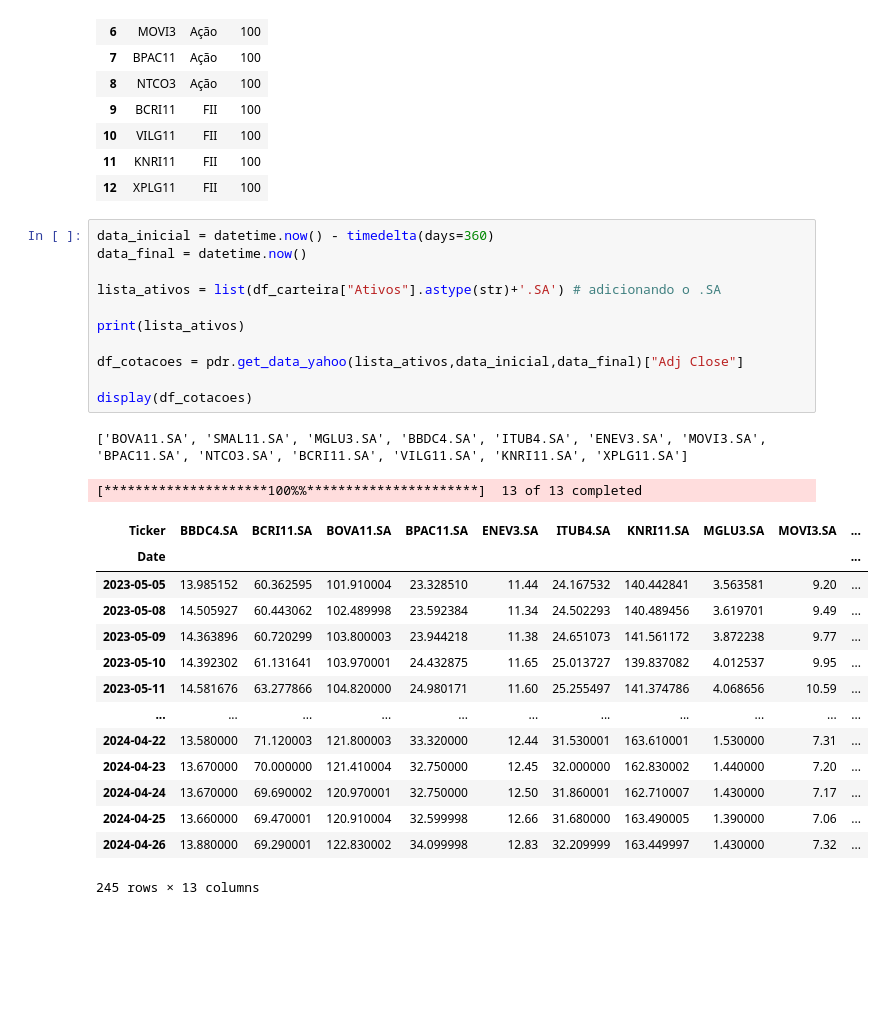
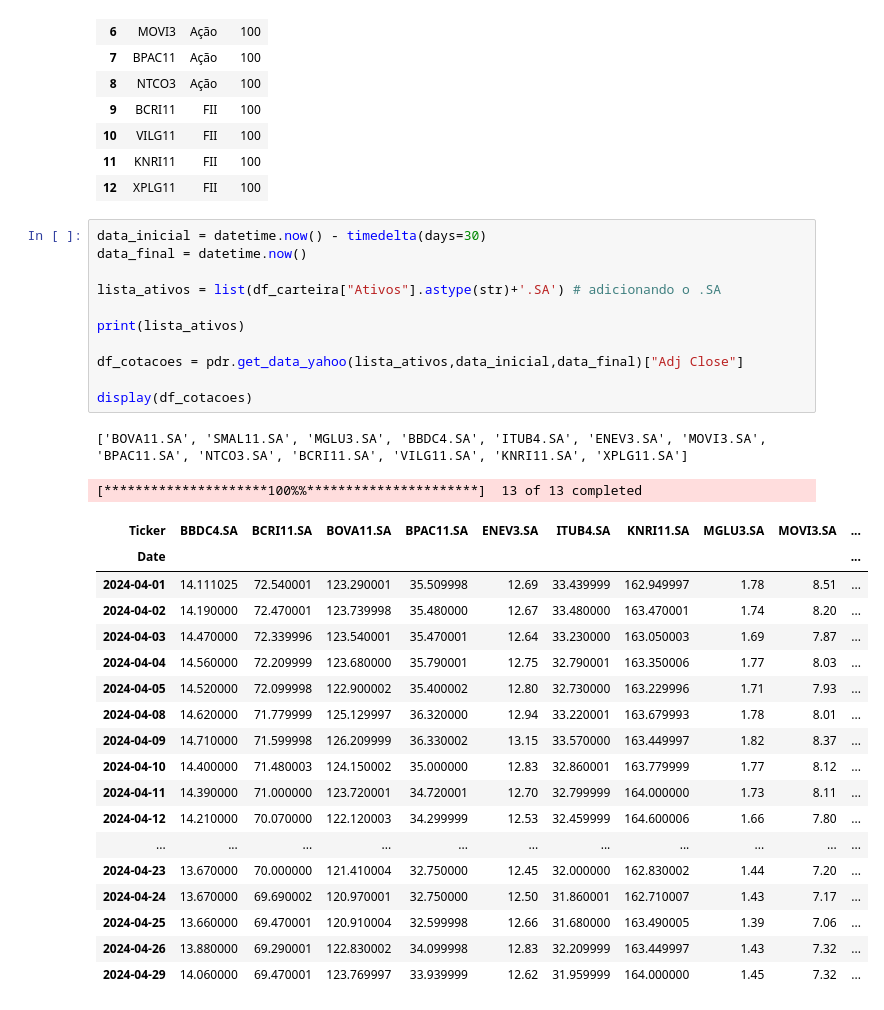
Before and after one commit to kiwsley/hashtag_python, a Jupyter notebook: Integração python para financas/retornoCarteira.ipynb, the cells around one changed output. Drawn from its saved outputs; the diff is of its cells as text; blank space fills up the shorter version.

```diff
--- a/Integração python para financas/retornoCarteira.ipynb
+++ b/Integração python para financas/retornoCarteira.ipynb
@@ -27,33 +27,37 @@ display(df_carteira)
 | 11 | KNRI11 | FII | 100 |
 | 12 | XPLG11 | FII | 100 |
 # %%
-data_inicial = datetime.now() - timedelta(days=360)
+data_inicial = datetime.now() - timedelta(days=30)
 data_final = datetime.now()
 
 lista_ativos = list(df_carteira["Ativos"].astype(str)+'.SA') # adicionando o .SA
 
 print(lista_ativos)
 
 df_cotacoes = pdr.get_data_yahoo(lista_ativos,data_inicial,data_final)["Adj Close"]
 
 display(df_cotacoes)
 # %% [output]
 ['BOVA11.SA', 'SMAL11.SA', 'MGLU3.SA', 'BBDC4.SA', 'ITUB4.SA', 'ENEV3.SA', 'MOVI3.SA', 'BPAC11.SA', 'NTCO3.SA', 'BCRI11.SA', 'VILG11.SA', 'KNRI11.SA', 'XPLG11.SA']
 [*********************100%%**********************]  13 of 13 completed
 | Ticker | BBDC4.SA | BCRI11.SA | BOVA11.SA | BPAC11.SA | ENEV3.SA | ITUB4.SA | KNRI11.SA | MGLU3.SA | MOVI3.SA | ... |
 | Date |  |  |  |  |  |  |  |  |  | ... |
-| 2023-05-05 | 13.985152 | 60.362595 | 101.910004 | 23.328510 | 11.44 | 24.167532 | 140.442841 | 3.563581 | 9.20 | ... |
-| 2023-05-08 | 14.505927 | 60.443062 | 102.489998 | 23.592384 | 11.34 | 24.502293 | 140.489456 | 3.619701 | 9.49 | ... |
-| 2023-05-09 | 14.363896 | 60.720299 | 103.800003 | 23.944218 | 11.38 | 24.651073 | 141.561172 | 3.872238 | 9.77 | ... |
-| 2023-05-10 | 14.392302 | 61.131641 | 103.970001 | 24.432875 | 11.65 | 25.013727 | 139.837082 | 4.012537 | 9.95 | ... |
-| 2023-05-11 | 14.581676 | 63.277866 | 104.820000 | 24.980171 | 11.60 | 25.255497 | 141.374786 | 4.068656 | 10.59 | ... |
+| 2024-04-01 | 14.111025 | 72.540001 | 123.290001 | 35.509998 | 12.69 | 33.439999 | 162.949997 | 1.78 | 8.51 | ... |
+| 2024-04-02 | 14.190000 | 72.470001 | 123.739998 | 35.480000 | 12.67 | 33.480000 | 163.470001 | 1.74 | 8.20 | ... |
+| 2024-04-03 | 14.470000 | 72.339996 | 123.540001 | 35.470001 | 12.64 | 33.230000 | 163.050003 | 1.69 | 7.87 | ... |
+| 2024-04-04 | 14.560000 | 72.209999 | 123.680000 | 35.790001 | 12.75 | 32.790001 | 163.350006 | 1.77 | 8.03 | ... |
+| 2024-04-05 | 14.520000 | 72.099998 | 122.900002 | 35.400002 | 12.80 | 32.730000 | 163.229996 | 1.71 | 7.93 | ... |
+| 2024-04-08 | 14.620000 | 71.779999 | 125.129997 | 36.320000 | 12.94 | 33.220001 | 163.679993 | 1.78 | 8.01 | ... |
+| 2024-04-09 | 14.710000 | 71.599998 | 126.209999 | 36.330002 | 13.15 | 33.570000 | 163.449997 | 1.82 | 8.37 | ... |
+| 2024-04-10 | 14.400000 | 71.480003 | 124.150002 | 35.000000 | 12.83 | 32.860001 | 163.779999 | 1.77 | 8.12 | ... |
+| 2024-04-11 | 14.390000 | 71.000000 | 123.720001 | 34.720001 | 12.70 | 32.799999 | 164.000000 | 1.73 | 8.11 | ... |
+| 2024-04-12 | 14.210000 | 70.070000 | 122.120003 | 34.299999 | 12.53 | 32.459999 | 164.600006 | 1.66 | 7.80 | ... |
 | ... | ... | ... | ... | ... | ... | ... | ... | ... | ... | ... |
-| 2024-04-22 | 13.580000 | 71.120003 | 121.800003 | 33.320000 | 12.44 | 31.530001 | 163.610001 | 1.530000 | 7.31 | ... |
-| 2024-04-23 | 13.670000 | 70.000000 | 121.410004 | 32.750000 | 12.45 | 32.000000 | 162.830002 | 1.440000 | 7.20 | ... |
-| 2024-04-24 | 13.670000 | 69.690002 | 120.970001 | 32.750000 | 12.50 | 31.860001 | 162.710007 | 1.430000 | 7.17 | ... |
-| 2024-04-25 | 13.660000 | 69.470001 | 120.910004 | 32.599998 | 12.66 | 31.680000 | 163.490005 | 1.390000 | 7.06 | ... |
-| 2024-04-26 | 13.880000 | 69.290001 | 122.830002 | 34.099998 | 12.83 | 32.209999 | 163.449997 | 1.430000 | 7.32 | ... |
+| 2024-04-23 | 13.670000 | 70.000000 | 121.410004 | 32.750000 | 12.45 | 32.000000 | 162.830002 | 1.44 | 7.20 | ... |
+| 2024-04-24 | 13.670000 | 69.690002 | 120.970001 | 32.750000 | 12.50 | 31.860001 | 162.710007 | 1.43 | 7.17 | ... |
+| 2024-04-25 | 13.660000 | 69.470001 | 120.910004 | 32.599998 | 12.66 | 31.680000 | 163.490005 | 1.39 | 7.06 | ... |
+| 2024-04-26 | 13.880000 | 69.290001 | 122.830002 | 34.099998 | 12.83 | 32.209999 | 163.449997 | 1.43 | 7.32 | ... |
+| 2024-04-29 | 14.060000 | 69.470001 | 123.769997 | 33.939999 | 12.62 | 31.959999 | 164.000000 | 1.45 | 7.32 | ... |
-245 rows × 13 columns
 # %%
 df_cotacoes.info()
 
```
Also changed, not shown: parts of 7 cells of this notebook.
